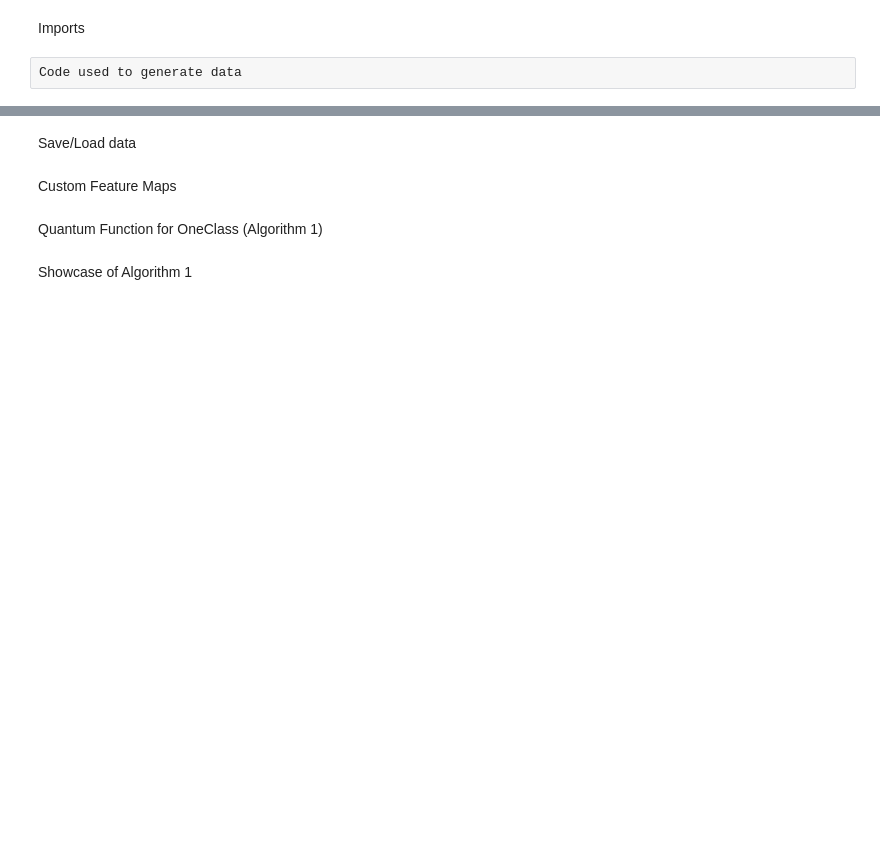
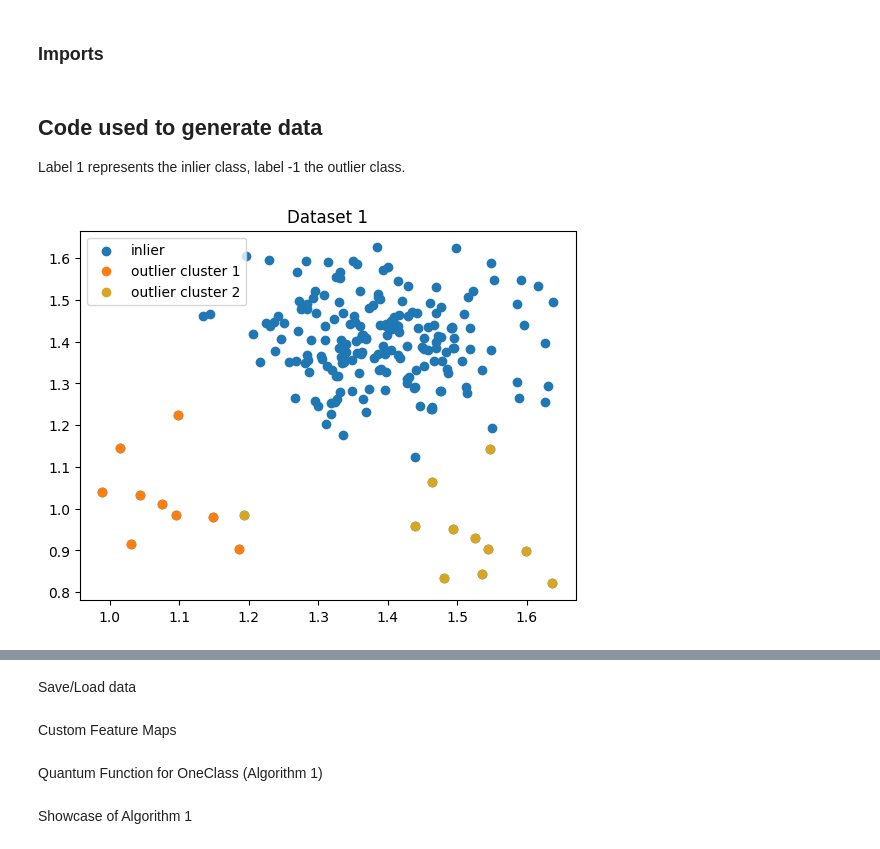
Before and after one commit to welremco/Group3QuantumOneClassSVMs, a Jupyter notebook: Algorithm1.ipynb, the cells around one changed output, grey strips where cells are left out. Cells and saved outputs as stored; diff of their text form; code cells hidden in the pictures; blank space fills up the shorter version.

Commit message:
Update generated data plots

```diff
--- a/Algorithm1.ipynb
+++ b/Algorithm1.ipynb
@@ -3,2 +3,2 @@ ZZ Feature Map Algorithm 1 test
 # %% [markdown]
-Imports
+### Imports
@@ -54,36 +56,42 @@ from qiskit.extensions import HamiltonianGate
 from qiskit.quantum_info import Operator
 
 dataset_list = []
-# %% [raw]
-Code used to generate data
+# %% [markdown]
+## Code used to generate data
+
+Label 1 represents the inlier class, label -1 the outlier class.
 # %%
-# random.seed(13)
-# seed = 0
-# x, y = make_blobs(n_samples=190, centers=1, cluster_std=.1, center_box=(1.4, 1.4), random_state=seed)
+random.seed(13)
+seed = 0
+x, y = make_blobs(n_samples=190, centers=1, cluster_std=.1, center_box=(1.4, 1.4), random_state=seed)
 
-# out1x, out1y = make_blobs(n_samples=9, centers=1, cluster_std=.1, center_box=(1, 1), random_state=seed)
-# out2x, out2y = make_blobs(n_samples=11, centers=1, cluster_std=.1, center_box=(3.2, 0.01), random_state=seed)
+out1x, out1y = make_blobs(n_samples=9, centers=1, cluster_std=.1, center_box=(1, 1), random_state=seed)
+out2x, out2y = make_blobs(n_samples=11, centers=1, cluster_std=.1, center_box=(3.2, 0.01), random_state=seed)
 
-# plt.show()
+plt.show()
 
-# # prepare data for One-Class model
-# y[y == 0] = 1
-# out1y[out1y==0] = -1
-# out2y[out2y==0] = -1
+# prepare data for One-Class model
+y[y == 0] = 1
+out1y[out1y==0] = -1
+out2y[out2y==0] = -1
 
-# x = np.append(x, out1x, axis = 0)
-# y = np.append(y, out1y, axis = 0)
+x = np.append(x, out1x, axis = 0)
+y = np.append(y, out1y, axis = 0)
 
-# x = np.append(x, out2x, axis = 0)
-# y = np.append(y, out2y, axis = 0)
+x = np.append(x, out2x, axis = 0)
+y = np.append(y, out2y, axis = 0)
 
-# # Plot to see data
-# plt.scatter(x[:,0], x[:,1])
-# plt.scatter(out1x[:,0], out1x[:,1])
-# plt.scatter(out2x[:,0], out2x[:,1])
+# Plot to see data
+plt.scatter(x[:,0], x[:,1], label='inlier')
+plt.scatter(out1x[:,0], out1x[:,1], label='outlier cluster 1')
+plt.scatter(out2x[:,0], out2x[:,1], label='outlier cluster 2', color='goldenrod')
 
-# plt.show()
+plt.title('Dataset 1')
+plt.legend()
+plt.show()
 
-# # Add data to dataset_list
-# dataset_list.append([x,y])
+# Add data to dataset_list
+dataset_list.append([x,y])
+# %% [output]
+[figure, added]
 # %%
```
Also changed, not shown: parts of 5 cells of this notebook.
